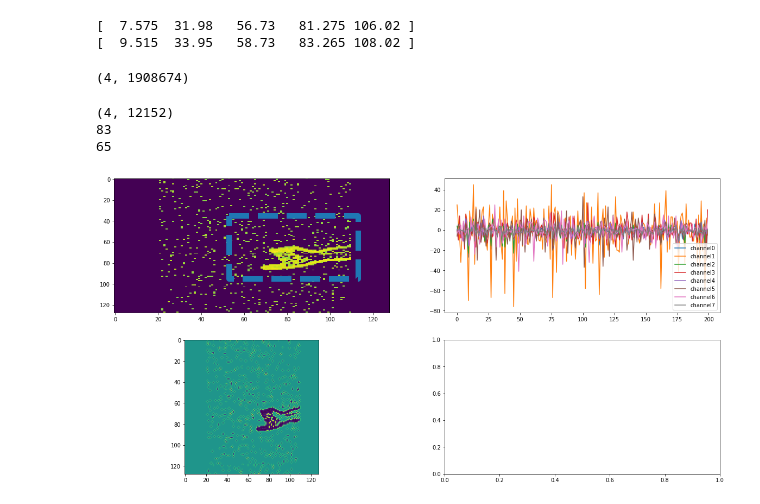
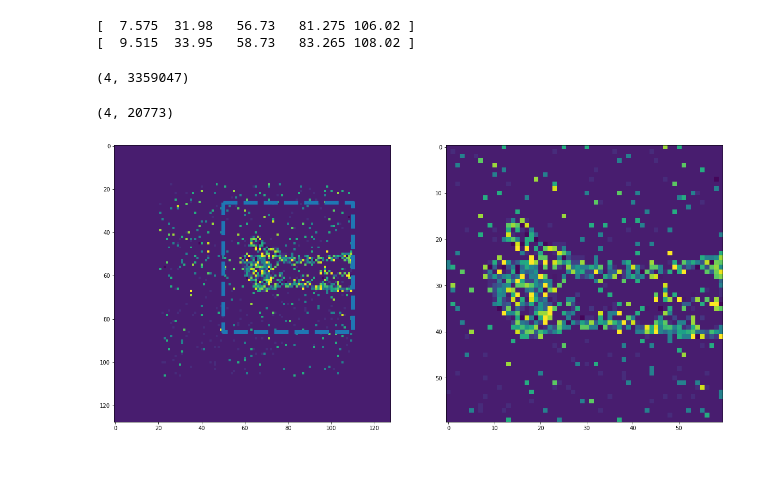
Before and after one commit to Enny1991/hand_gestures_cc19, a Jupyter notebook: loading_data.ipynb, the cells around one changed output. Saved outputs shown, nothing was run; the diff lists cells and outputs as text; code cells hidden in the pictures; blank space fills up the shorter version.

```diff
--- a/loading_data.ipynb
+++ b/loading_data.ipynb
@@ -103,78 +104,59 @@ def find_trigger(ts):
 def create_frame(x, y, dim=(128, 128)):
     img = np.zeros(dim)
     for _x, _y in zip(x.astype('int32'), y.astype('int32')):
-        img[127 - _x,_y] += 1
+        img[dim[0] - 1 - _x,_y] += 1
     return np.log10(img / np.max(img) + 1e-10)
 # %%
-subject = 'Lyes1'
+subject = 'Bruno2'
 # decoders takes some time since it is a very long recordings, especially with DAVIS
 events = aedat2numpy(data_dir + subject +'_dvs.aedat')
 events = events[:, find_trigger(events[2]):]
 events[2] = events[2] / 1e3
 print(events.shape)
 # %% [output]
-(4, 1908674)
+(4, 3359047)
 # %%
-gesture = 'pinky'
+gesture = 'thumb'
 trial = 3
 # load beginning and end
 b = np.array(subjects[subject].begs[gesture][trial]) / fs
 e = np.array(subjects[subject].ends[gesture][trial]) / fs
 
-frame_size = 1.00
+frame_size = 1.
 shift = 1.
 beginning = b + shift
 ending = beginning + frame_size
 # slice
 sl = (events[2] > beginning) & (events[2] < ending)
 
 img = events[:, sl]
 print(img.shape)
-fig, ax = plt.subplots(2, 2, figsize=(20,10))
+fig, ax = plt.subplots(1, 2, figsize=(20,10))
 
 beg_int = int(shift * fs)
 end_int = int((shift + frame_size) * fs)
 
-dd = subjects[subject].trials[gesture][trial][beg_int:end_int]
-feat = analyze(dd, frame_len=0.01, frame_step=0.005, feat='RMS')
-for i in range(8):
-    _ = ax[0][1].plot(dd[:, i], label='channel{}'.format(i))
-ax[0][1].legend()
+# dd = subjects[subject].trials[gesture][trial][beg_int:end_int]
+# feat = analyze(dd, frame_len=0.01, frame_step=0.005, feat='RMS')
+# for i in range(8):
+#     _ = ax[1].plot(dd[:, i], label='channel{}'.format(i))
+# ax[1].legend()
 
-a = np.histogram(img[0][(img[0] > 20) & (img[0] < 110)], 8)
-x = np.argmax(a[0])
-b = np.histogram(img[1][(img[1] > 20) & (img[1] < 110)], 8)
-y = np.argmax(b[0])
+sll = (img[1] > 20) & (img[1] < 110) & (img[0] > 20) & (img[0] < 110)
 
-frame = np.uint8(create_frame(img[1], img[0]) * 254)
+frame = np.uint8(create_frame(img[1][sll], img[0][sll]) * 254)
 blurred = cv2.GaussianBlur(frame, (5, 5), 0)
 thresh = cv2.threshold(blurred, 60, 255, cv2.THRESH_BINARY)[1]
 
 M = cv2.moments(thresh)
 x = int(M["m10"] / M["m00"])
 y = int(M["m01"] / M["m00"])
-print(x)
-print(y)
 
-# ax[0].plot([x*8 + 30],
+_ = ax[0].imshow(frame)
+ax[0].plot([x - 30, x + 30, x + 30, x - 30, x - 30],
+           [y  - 30, y  - 30, y + 30, y  + 30, y  - 30], '--', linewidth=7)
 
-_ = ax[0][0].imshow(create_frame(img[1][(img[0] > 20) & (img[0] < 110)], img[0][(img[0] > 20) & (img[0] < 110)]), aspect='auto')
-ax[0][0].plot([x - 30, x + 30, x + 30, x - 30, x - 30],
-           [y  - 30, y  - 30, y + 30, y  + 30, y  - 30], '--', linewidth=10)
-
-kernel_3x3 = np.array([
-    [0, 1,  0],
-    [1,  -8, 1],
-    [0, 1,  0]
-])
-
-kk = create_frame(img[1][(img[0] > 20) & (img[0] < 110)], img[0][(img[0] > 20) & (img[0] < 110)])
-
-k3_1 = cv2.filter2D(kk, -1, kernel_3x3)
-
-_ = ax[1][0].imshow(np.abs(k3_1))
+_ = ax[1].imshow(frame[y - 30: y + 30, x-30:x+30])
 # %% [output]
-(4, 12152)
-83
-65
+(4, 20773)
-[figure, old version]
+[figure, new version]
```
Also changed, not shown: parts of 8 cells of this notebook, 3 other files.
